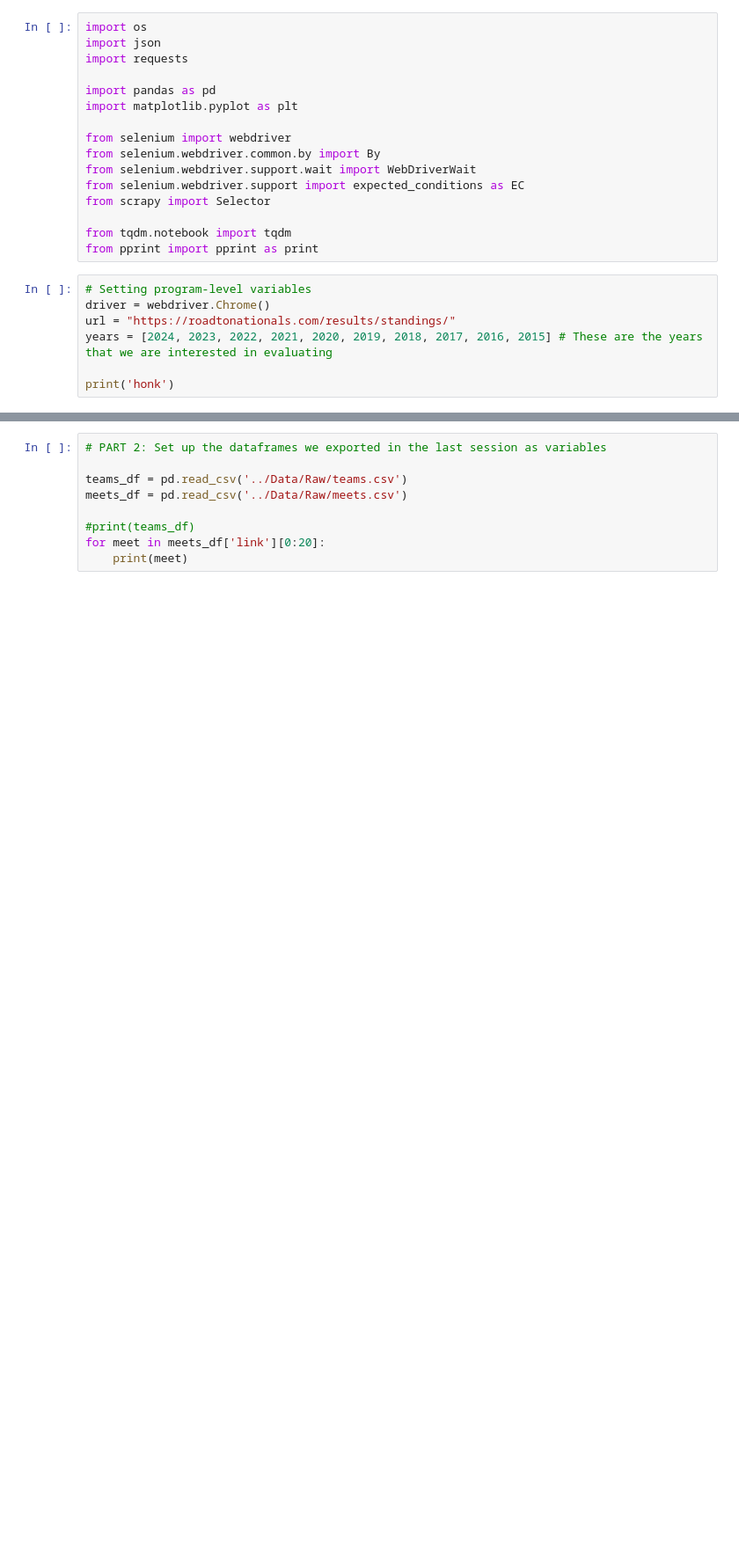
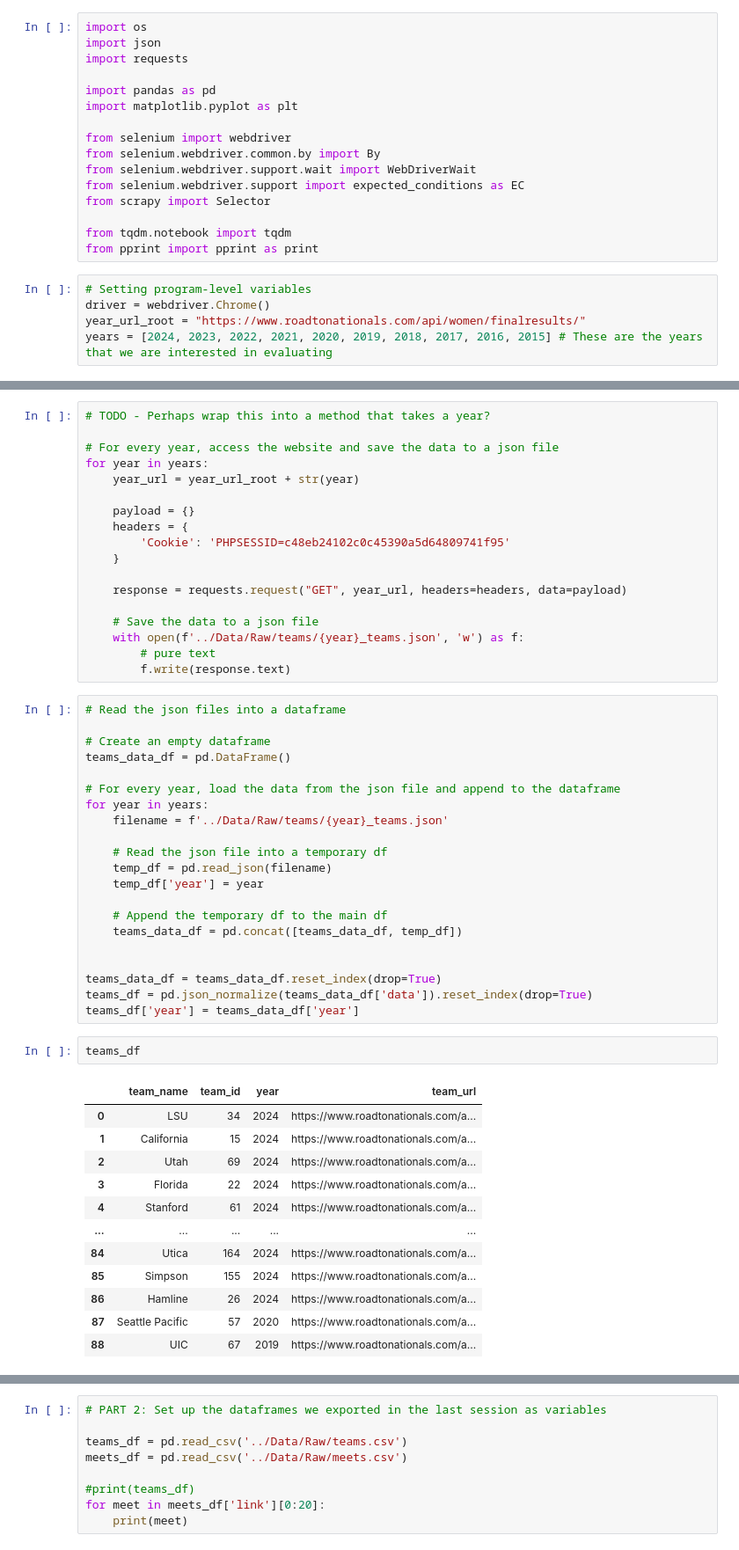
Before and after one commit to LSE-ME204/me204-2024-project-jesatuts2, a Jupyter notebook: Notebooks/NB01-Data-Collection.ipynb, the cells around one changed output, grey strips where cells are left out. Shown at 88% size. Saved outputs shown, nothing was run; the diff lists cells and outputs as text; blank space fills up the shorter version.

Commit message:
added new data files

```diff
--- a/Notebooks/NB01-Data-Collection.ipynb
+++ b/Notebooks/NB01-Data-Collection.ipynb
@@ -41,7 +30,5 @@ from pprint import pprint as print
 # %%
 # Setting program-level variables
 driver = webdriver.Chrome()
-url = "https://roadtonationals.com/results/standings/"
+year_url_root = "https://www.roadtonationals.com/api/women/finalresults/"
 years = [2024, 2023, 2022, 2021, 2020, 2019, 2018, 2017, 2016, 2015] # These are the years that we are interested in evaluating
-
-print('honk')
@@ -49,0 +49,54 @@ print('honk')
+# %%
+# TODO - Perhaps wrap this into a method that takes a year?
+
+# For every year, access the website and save the data to a json file
+for year in years:
+    year_url = year_url_root + str(year)
+
+    payload = {}
+    headers = {
+        'Cookie': 'PHPSESSID=c48eb24102c0c45390a5d64809741f95'
+    }
+
+    response = requests.request("GET", year_url, headers=headers, data=payload)
+
+    # Save the data to a json file
+    with open(f'../Data/Raw/teams/{year}_teams.json', 'w') as f:
+        # pure text
+        f.write(response.text)
+# %%
+# Read the json files into a dataframe
+
+# Create an empty dataframe
+teams_data_df = pd.DataFrame()
+
+# For every year, load the data from the json file and append to the dataframe
+for year in years:
+    filename = f'../Data/Raw/teams/{year}_teams.json'
+
+    # Read the json file into a temporary df
+    temp_df = pd.read_json(filename)
+    temp_df['year'] = year
+
+    # Append the temporary df to the main df
+    teams_data_df = pd.concat([teams_data_df, temp_df])
+
+
+teams_data_df = teams_data_df.reset_index(drop=True)
+teams_df = pd.json_normalize(teams_data_df['data']).reset_index(drop=True)
+teams_df['year'] = teams_data_df['year']
+# %%
+teams_df
+# %% [output]
+|  | team_name | team_id | year | team_url |
+| 0 | LSU | 34 | 2024 | https://www.roadtonationals.com/a... |
+| 1 | California | 15 | 2024 | https://www.roadtonationals.com/a... |
+| 2 | Utah | 69 | 2024 | https://www.roadtonationals.com/a... |
+| 3 | Florida | 22 | 2024 | https://www.roadtonationals.com/a... |
+| 4 | Stanford | 61 | 2024 | https://www.roadtonationals.com/a... |
+| ... | ... | ... | ... | ... |
+| 84 | Utica | 164 | 2024 | https://www.roadtonationals.com/a... |
+| 85 | Simpson | 155 | 2024 | https://www.roadtonationals.com/a... |
+| 86 | Hamline | 26 | 2024 | https://www.roadtonationals.com/a... |
+| 87 | Seattle Pacific | 57 | 2020 | https://www.roadtonationals.com/a... |
+| 88 | UIC | 67 | 2019 | https://www.roadtonationals.com/a... |
```
Also changed, not shown: parts of 21 cells of this notebook.
